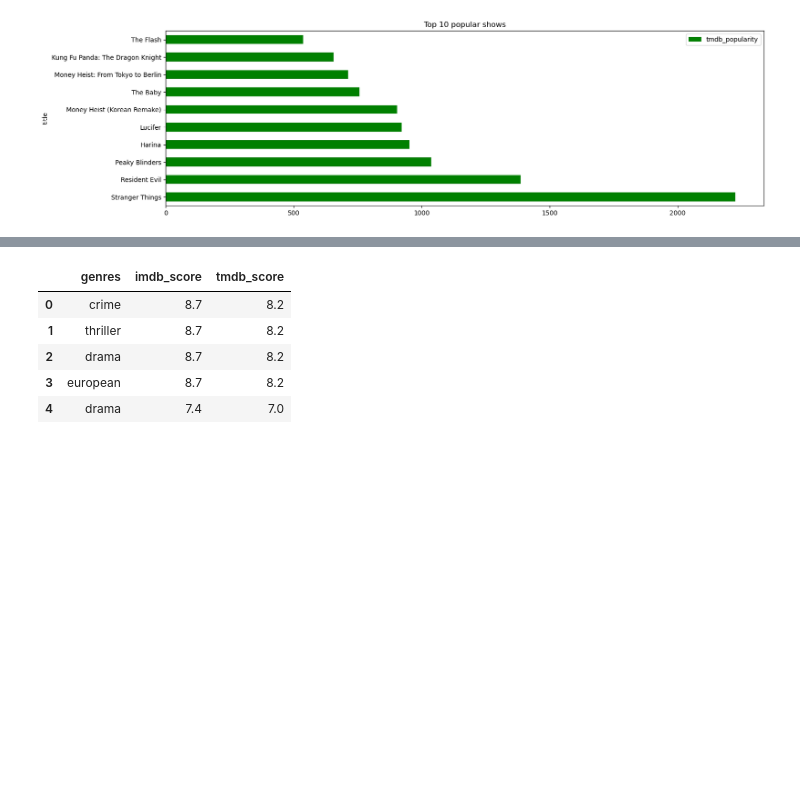
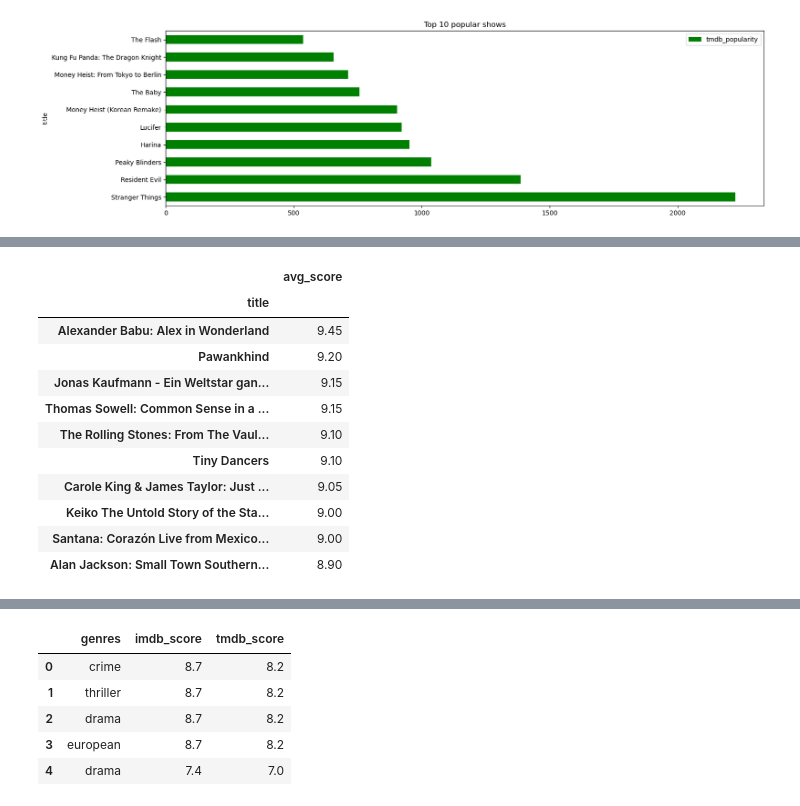
Before and after one commit to quytrungg/Group1_Final_Project_CSC17104, a Jupyter notebook: phase_3_data_analysis/data_analysis.ipynb, the cells around one changed output, grey strips where cells are left out. Saved outputs shown, nothing was run; the diff lists cells and outputs as text; code cells hidden in the pictures; blank space fills up the shorter version.

```diff
--- a/phase_3_data_analysis/data_analysis.ipynb
+++ b/phase_3_data_analysis/data_analysis.ipynb
@@ -194,0 +217,20 @@ top10_show_popularity.plot.barh(figsize=(17, 5), color='green', title='Top 10 po
+# %%
+movie_score = movie_show_score[movie_show_score['type']=='MOVIE']
+show_score = movie_show_score[movie_show_score['type']=='SHOW']
+# %%
+movie_score_table = pd.pivot_table(movie_score, values='avg_score', index='title', aggfunc=np.mean)
+top10_movie_score= movie_score_table.nlargest(n=10, columns='avg_score')
+top10_movie_score
+# %% [output]
+|  | avg_score |
+| title |  |
+| Alexander Babu: Alex in Wonderland | 9.45 |
+| Pawankhind | 9.20 |
+| Jonas Kaufmann - Ein Weltstar gan... | 9.15 |
+| Thomas Sowell: Common Sense in a ... | 9.15 |
+| The Rolling Stones: From The Vaul... | 9.10 |
+| Tiny Dancers | 9.10 |
+| Carole King & James Taylor: Just ... | 9.05 |
+| Keiko The Untold Story of the Sta... | 9.00 |
+| Santana: Corazón Live from Mexico... | 9.00 |
+| Alan Jackson: Small Town Southern... | 8.90 |
```
Also changed, not shown: parts of 6 cells of this notebook, 1 other file.
